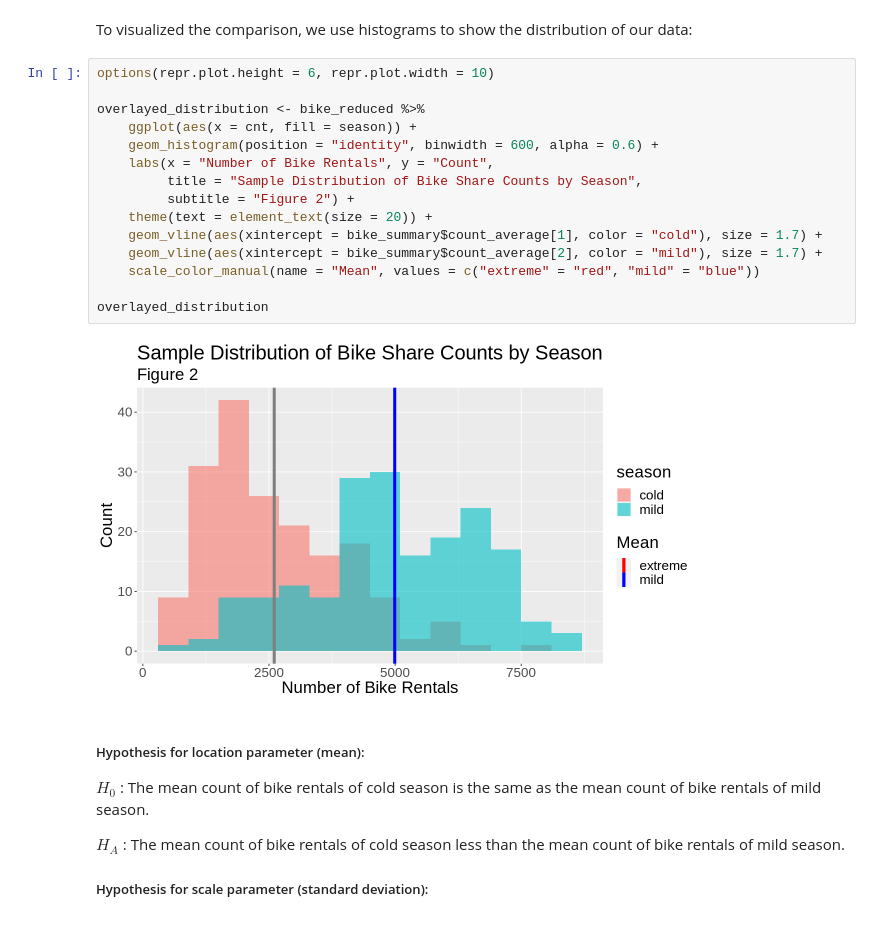
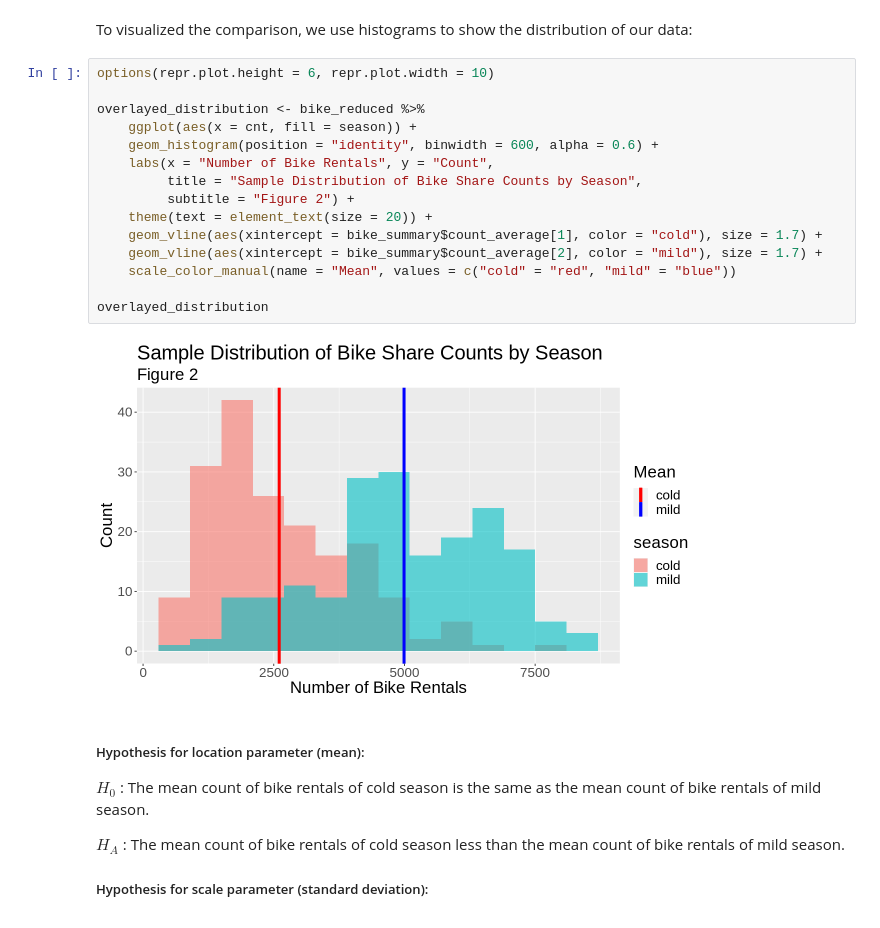
Before and after one commit to Cyy0801/STAT201, a Jupyter notebook: ProjectReport.ipynb, the cells around one changed output. Saved outputs shown, nothing was run; the diff lists cells and outputs as text.

```diff
--- a/ProjectReport.ipynb
+++ b/ProjectReport.ipynb
@@ -175,20 +162,20 @@ To visualized the comparison, we use histograms to show the distribution of our
 # %%
 options(repr.plot.height = 6, repr.plot.width = 10)
 
 overlayed_distribution <- bike_reduced %>%
     ggplot(aes(x = cnt, fill = season)) +
     geom_histogram(position = "identity", binwidth = 600, alpha = 0.6) +
     labs(x = "Number of Bike Rentals", y = "Count",
          title = "Sample Distribution of Bike Share Counts by Season",
          subtitle = "Figure 2") +
     theme(text = element_text(size = 20)) +
     geom_vline(aes(xintercept = bike_summary$count_average[1], color = "cold"), size = 1.7) +
     geom_vline(aes(xintercept = bike_summary$count_average[2], color = "mild"), size = 1.7) +
-    scale_color_manual(name = "Mean", values = c("extreme" = "red", "mild" = "blue"))
+    scale_color_manual(name = "Mean", values = c("cold" = "red", "mild" = "blue"))
 
 overlayed_distribution
 # %% [output]
-[figure, old version]
+[figure, new version]
 # %% [markdown]
 ##### Hypothesis for location parameter (mean):
 
```
Also changed, not shown: parts of 1 cell of this notebook.
